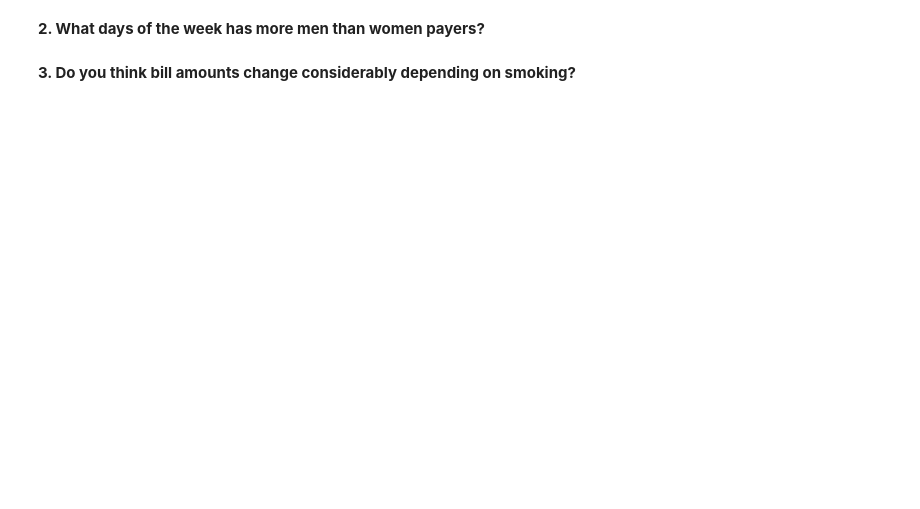
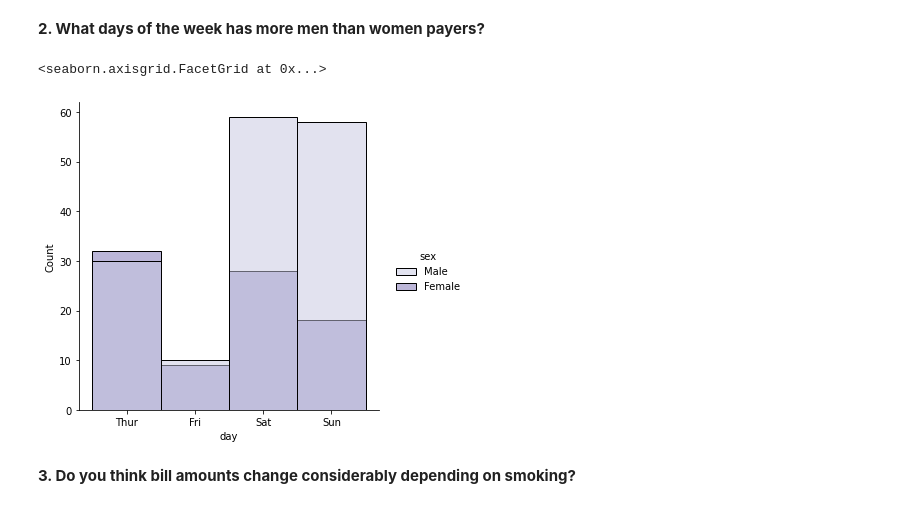
Before and after one commit to Ironhack-Data-Madrid-Enero-2021/lab-visualization-intro, a Jupyter notebook: your-code/challenge-1.ipynb, the cells around one changed output. Saved outputs shown, nothing was run; the diff lists cells and outputs as text; code cells hidden in the pictures; blank space fills up the shorter version.

```diff
--- a/your-code/challenge-1.ipynb
+++ b/your-code/challenge-1.ipynb
@@ -35,4 +40,10 @@ sns.load_dataset("tips")
 # %% [markdown]
 **2. What days of the week has more men than women payers?**
+# %%
+sns.displot(x=tips.day, hue=tips.sex, palette="Purples")
+#El viernes, sabado y domingo son los díasque hay más hombres.
+# %% [output]
+<seaborn.axisgrid.FacetGrid at 0x...>
+[figure, added]
 # %% [markdown]
 **3. Do you think bill amounts change considerably depending on smoking?**
```
Also changed, not shown: parts of 6 cells of this notebook.
